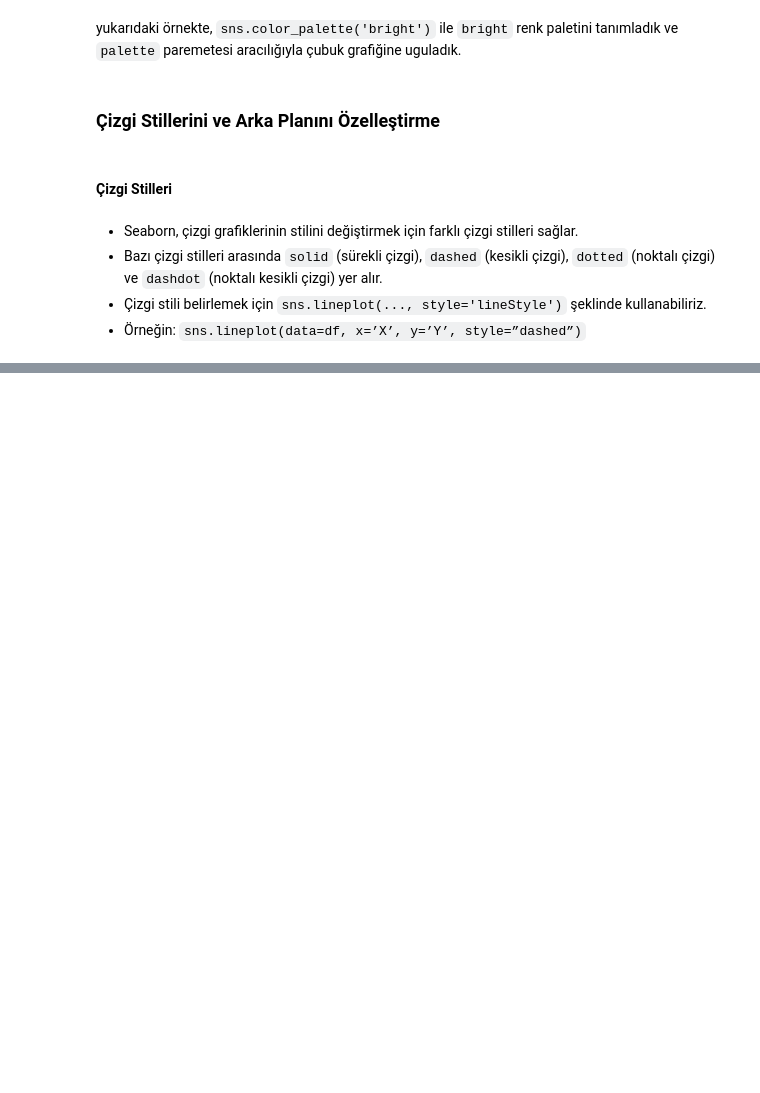
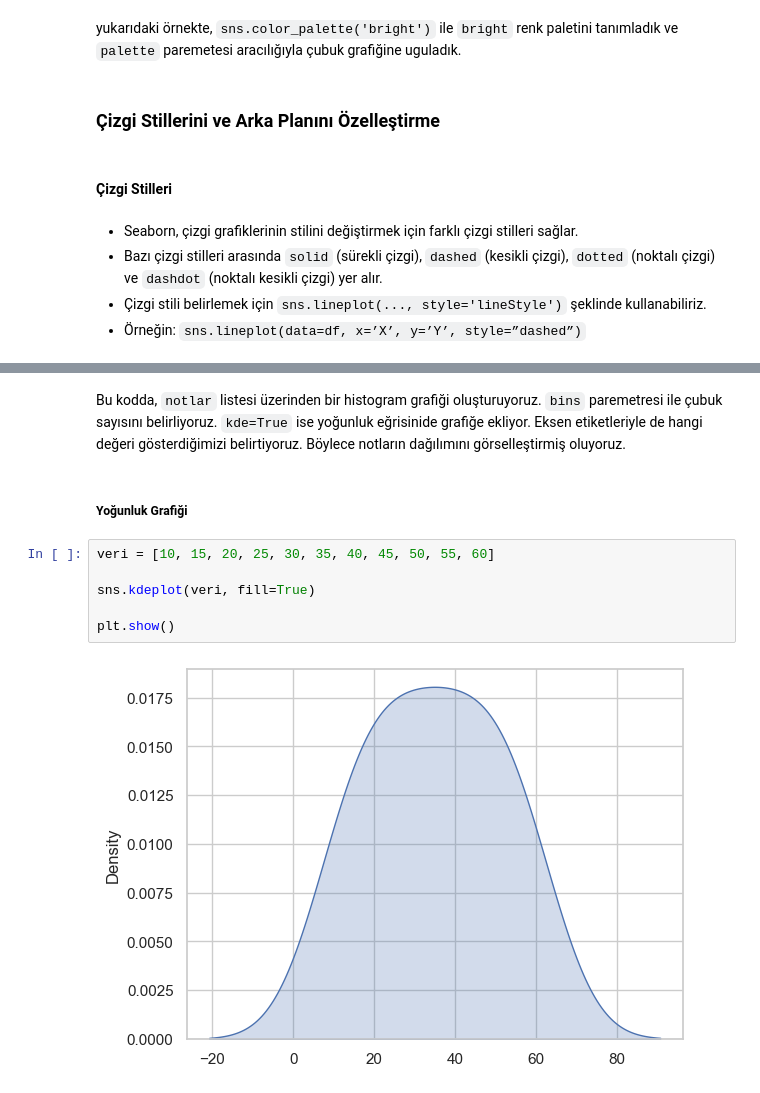
Before and after one commit to suleymangzy/Fundamentals-of-AI, a Jupyter notebook: DataVisualization/DataVisualization.ipynb, the cells around one changed output, grey strips where cells are left out. Drawn from its saved outputs; the diff is of its cells as text; blank space fills up the shorter version.

```diff
--- a/DataVisualization/DataVisualization.ipynb
+++ b/DataVisualization/DataVisualization.ipynb
@@ -250,0 +281,12 @@ plt.show()
+# %% [markdown]
+Bu kodda, `notlar` listesi üzerinden bir histogram grafiği oluşturuyoruz. `bins` paremetresi ile çubuk sayısını belirliyoruz. `kde=True` ise yoğunluk eğrisinide grafiğe ekliyor. Eksen etiketleriyle de hangi değeri gösterdiğimizi belirtiyoruz. Böylece notların dağılımını görselleştirmiş oluyoruz.
+# %% [markdown]
+##### Yoğunluk Grafiği
+# %%
+veri = [10, 15, 20, 25, 30, 35, 40, 45, 50, 55, 60]
+
+sns.kdeplot(veri, fill=True)
+
+plt.show()
+# %% [output]
+[figure, added]
```
Also changed, not shown: parts of 18 cells of this notebook.
